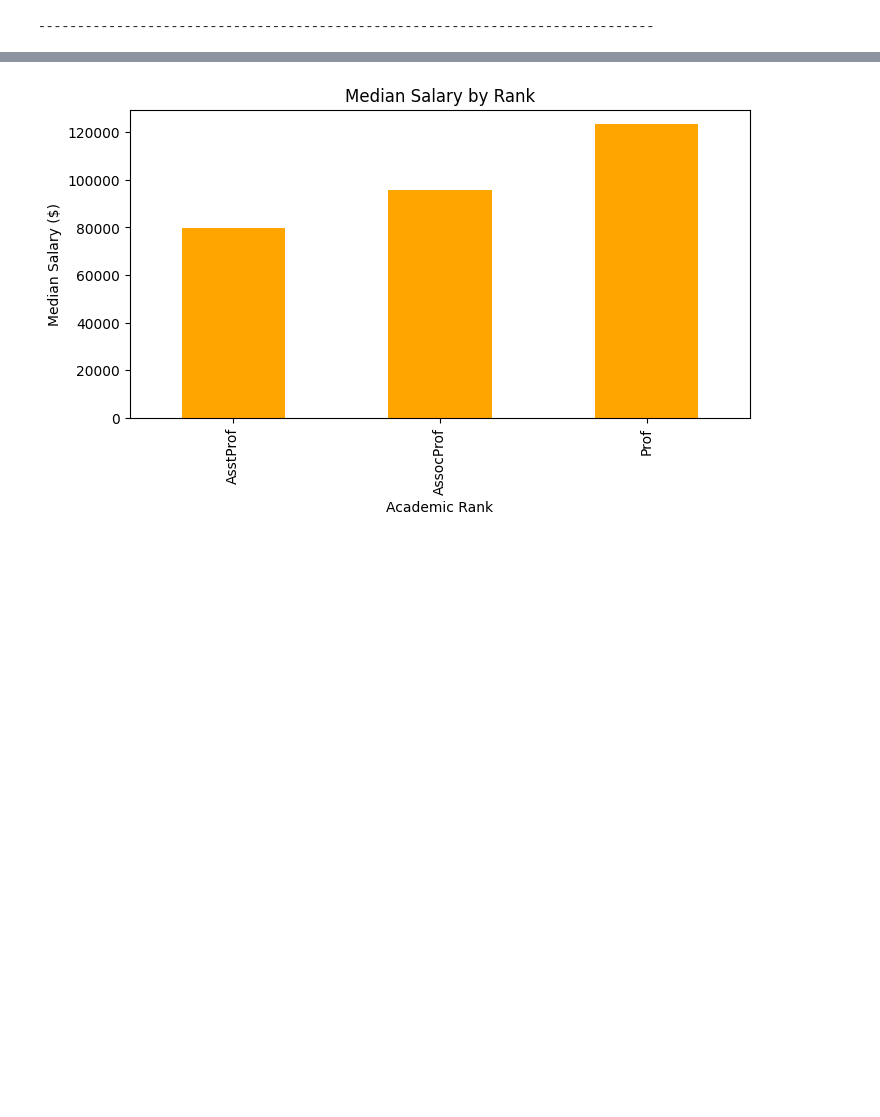
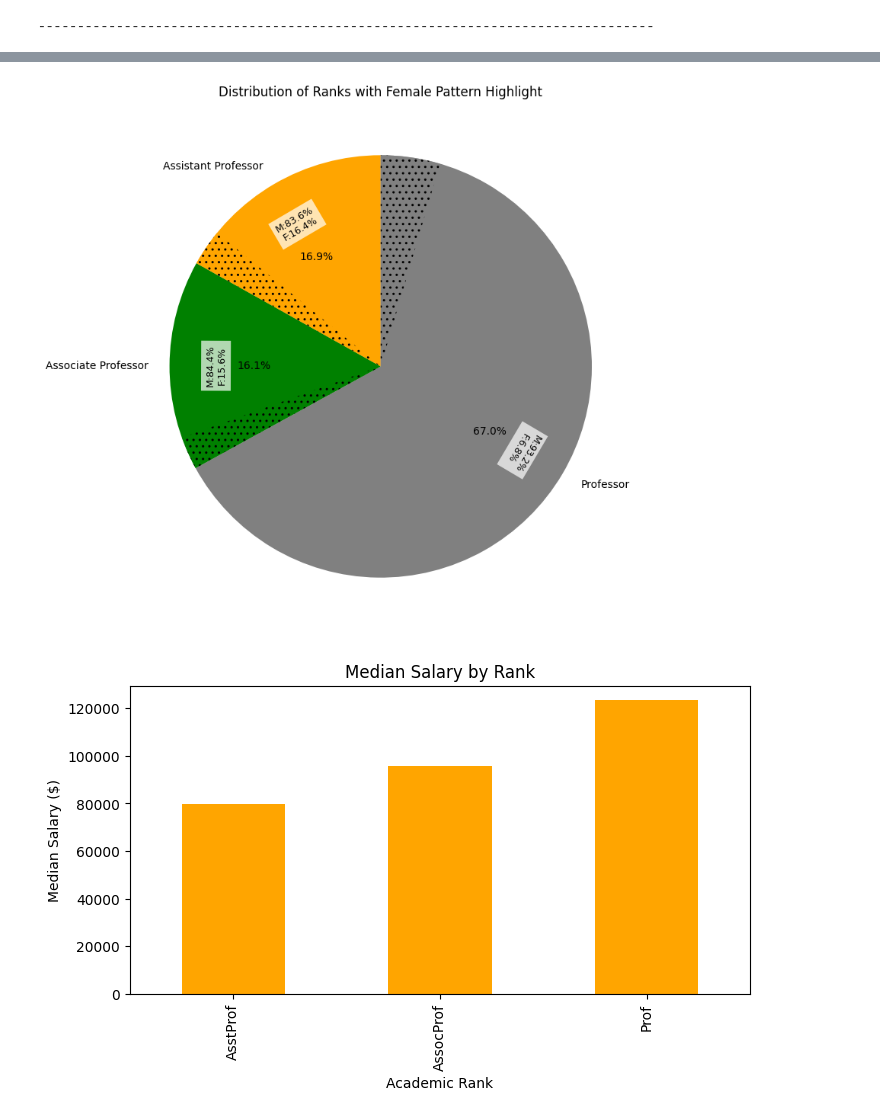
Before and after one commit to georgevallejo/LG_Python_Projects, a Jupyter notebook: ACE_Python_Salaries_assignment_4.ipynb, the cells around one changed output, grey strips where cells are left out. Saved outputs shown, nothing was run; the diff lists cells and outputs as text; code cells hidden in the pictures; blank space fills up the shorter version.

```diff
--- a/ACE_Python_Salaries_assignment_4.ipynb
+++ b/ACE_Python_Salaries_assignment_4.ipynb
@@ -789,3 +801,79 @@ print("-"*79)
+# %%
+# Cell 16.B
+# Cell: Single-layer pie with full-slice female pattern overlay
+
+import matplotlib.pyplot as plt
+from matplotlib.patches import Wedge
+import numpy as np
+
+# Step 1: Count Male/Female per Rank ------------------------------------------------
+rank_sex_counts = df.groupby(['Rank_Full','Sex']).size().unstack(fill_value=0)
+
+# Step 2: Total faculty per Rank ----------------------------------------------------
+rank_totals = rank_sex_counts.sum(axis=1)
+
+# Step 3: Base pie chart (your original style) --------------------------------------
+fig, ax = plt.subplots(figsize=(9, 9))
+
+sizes = rank_totals.values
+labels = rank_totals.index
+
+colors = ['orange', 'green', 'gray']   # your original colors
+
+wedges, texts, autotexts = ax.pie(
+    sizes,
+    labels=labels,
+    autopct='%1.1f%%',
+    startangle=90,
+    colors=colors
+)
+
+# Step 4: Add full-slice patterned Female wedges ------------------------------------
+for i, rank in enumerate(labels):
+
+    male = rank_sex_counts.loc[rank, 'Male']
+    female = rank_sex_counts.loc[rank, 'Female']
+    total = male + female
+
+    male_ratio = male / total
+    female_ratio = female / total
+
+    theta1, theta2 = wedges[i].theta1, wedges[i].theta2
+
+    # FEMALE patterned wedge (full radius)
+    female_wedge = Wedge(
+        center=(0, 0),
+        r=1.0,   # FULL radius — reaches outer border
+        theta1=theta1 + (theta2 - theta1) * male_ratio,
+        theta2=theta2,
+        facecolor=colors[i],      # same color as slice
+        hatch='..',               # dotted pattern for female
+        alpha=0.8
+    )
+    ax.add_patch(female_wedge)
+
+    # Step 5: Add Male/Female % text inside slice -----------------------------------
+    mid_angle = (theta1 + theta2) / 2
+    x = 0.78 * np.cos(np.deg2rad(mid_angle))
+    y = 0.78 * np.sin(np.deg2rad(mid_angle))
+
+    rotation = mid_angle - 90
+
+    ax.text(
+        x, y,
+        f"M:{male_ratio*100:.1f}%\nF:{female_ratio*100:.1f}%",
+        ha='center', va='center',
+        fontsize=9,
+        rotation=rotation,
+        bbox=dict(facecolor='white', edgecolor='none', alpha=0.7)
+    )
+
+# Step 6: Final formatting -----------------------------------------------------------
+ax.set_title("Distribution of Ranks with Female Pattern Highlight")
+plt.ylabel('')
+plt.show()
+# %% [output]
+[figure, added]
 # %%
 # Cell 17
 # Purpose: Create a bar chart showing the median salary by academic rank.
```
Also changed, not shown: parts of 2 cells of this notebook.
